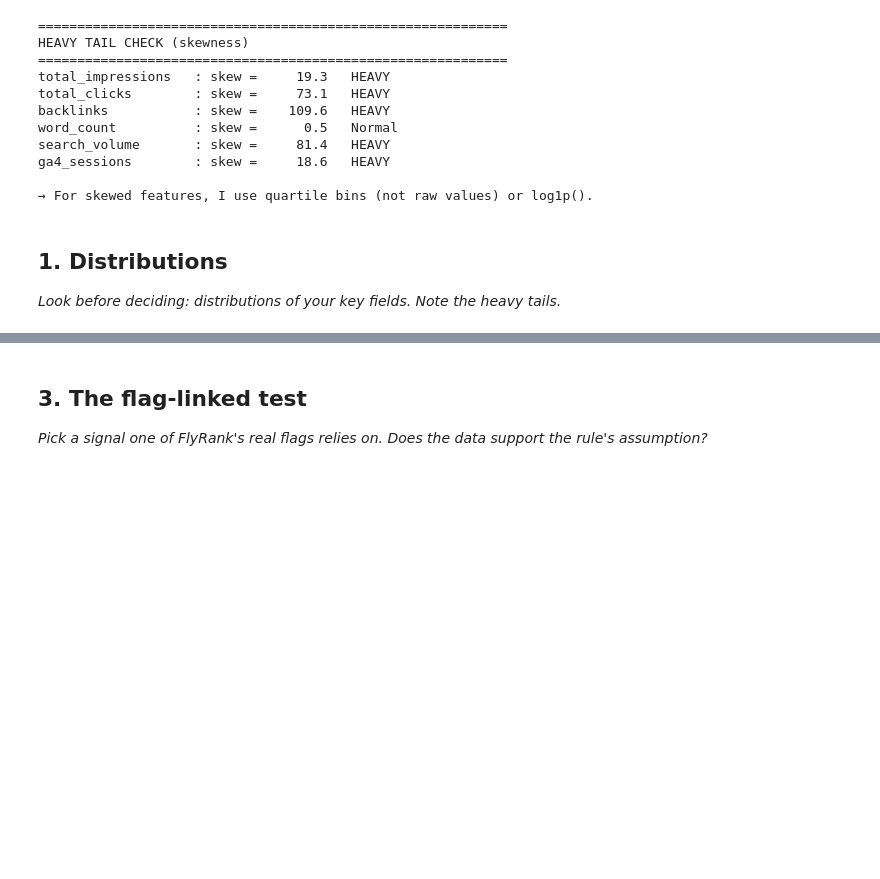
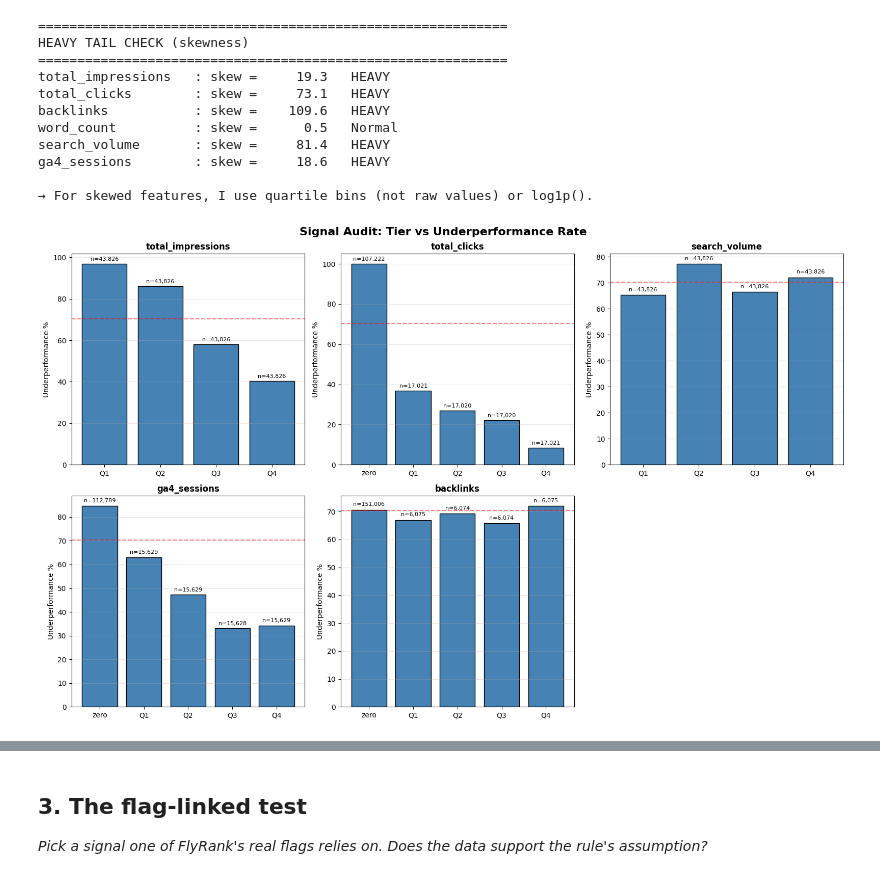
Before and after one commit to menna890/Air-Quality-Index-AQI-Analysis-for-US-States, a Jupyter notebook: work/notebooks/w04_signal_audit.ipynb, the cells around one changed output, grey strips where cells are left out. Drawn from its saved outputs; the diff is of its cells as text; code cells hidden in the pictures; blank space fills up the shorter version.

```diff
--- a/work/notebooks/w04_signal_audit.ipynb
+++ b/work/notebooks/w04_signal_audit.ipynb
@@ -77,7 +81,3 @@ ga4_sessions        : skew =     18.6   HEAVY
 → For skewed features, I use quartile bins (not raw values) or log1p().
 # %%
 df = df_raw.copy()
-# %% [markdown]
-## 1. Distributions
-
-*Look before deciding: distributions of your key fields. Note the heavy tails.*
@@ -87 +84,72 @@ df = df_raw.copy()
+# %%
+import pandas as pd
+import numpy as np
+import matplotlib.pyplot as plt
+
+
+# ── 2. TIERS (for Audit/Charts) ──
+def make_tier(s):
+    if (s == 0).mean() > 0.5:
+        t = pd.Series('zero', index=s.index, dtype='object')
+        pos = s[s > 0]
+        if len(pos) >= 4:
+            t[s > 0] = pd.qcut(pos.rank(method='first'), q=4, labels=['Q1','Q2','Q3','Q4']).astype(str)
+        elif len(pos) > 0:
+            t[s > 0] = 'Q1'
+        return t
+    else:
+        return pd.qcut(s.rank(method='first'), q=4, labels=['Q1','Q2','Q3','Q4']).astype(str)
+
+for col in ['total_impressions', 'total_clicks', 'search_volume', 'ga4_sessions']:
+    df[f'{col}_tier'] = make_tier(df[col])
+
+# Backlinks special (86% zero)
+df['backlinks_tier'] = 'zero'
+pos_bl = df['backlinks'] > 0
+if pos_bl.sum() >= 4:
+    df.loc[pos_bl, 'backlinks_tier'] = pd.qcut(
+        df.loc[pos_bl, 'backlinks'].rank(method='first'),
+        q=4,
+        labels=['Q1','Q2','Q3','Q4']
+    ).astype(str)
+
+# ── 3. LOG1P (for Tree Models: RF/XGB) ──
+for col in ['total_impressions', 'total_clicks', 'search_volume', 'ga4_sessions']:
+    df[f'{col}_log'] = np.log1p(df[col])
+
+# ── 4. RANK (for backlinks only, skew=109) ──
+df['backlinks_rank'] = df['backlinks'].rank(pct=True)
+
+# ── 5. VISUAL: Tier vs Underperformance ──
+tier_cols = ['total_impressions_tier', 'total_clicks_tier', 'search_volume_tier',
+             'ga4_sessions_tier', 'backlinks_tier']
+
+fig, axes = plt.subplots(2, 3, figsize=(16, 10))
+axes = axes.flatten()
+
+for i, col in enumerate(tier_cols):
+    summary = df.groupby(col, observed=True).agg(
+        n=('is_underperforming', 'size'),
+        rate=('is_underperforming', 'mean')
+    ).reset_index()
+
+    summary['rate'] *= 100
+    summary[col] = pd.Categorical(summary[col], categories=['zero','Q1','Q2','Q3','Q4'], ordered=True)
+    summary = summary.sort_values(col)
+
+    bars = axes[i].bar(summary[col].astype(str), summary['rate'], color='steelblue', edgecolor='black')
+    for bar, n in zip(bars, summary['n']):
+        axes[i].text(bar.get_x() + bar.get_width()/2., bar.get_height() + 1,
+                     f'n={n:,}', ha='center', va='bottom', fontsize=8)
+    axes[i].set_title(col.replace('_tier',''), fontweight='bold')
+    axes[i].set_ylabel('Underperformance %')
+    axes[i].axhline(y=df['is_underperforming'].mean()*100, color='red', linestyle='--', alpha=0.5)
+    axes[i].grid(axis='y', alpha=0.3)
+
+axes[-1].axis('off')
+plt.suptitle('Signal Audit: Tier vs Underperformance Rate', fontsize=16, fontweight='bold')
+plt.tight_layout()
+plt.show()
+# %% [output]
+[figure, added]
 # %% [markdown]
```
Also changed, not shown: parts of 9 cells of this notebook.
